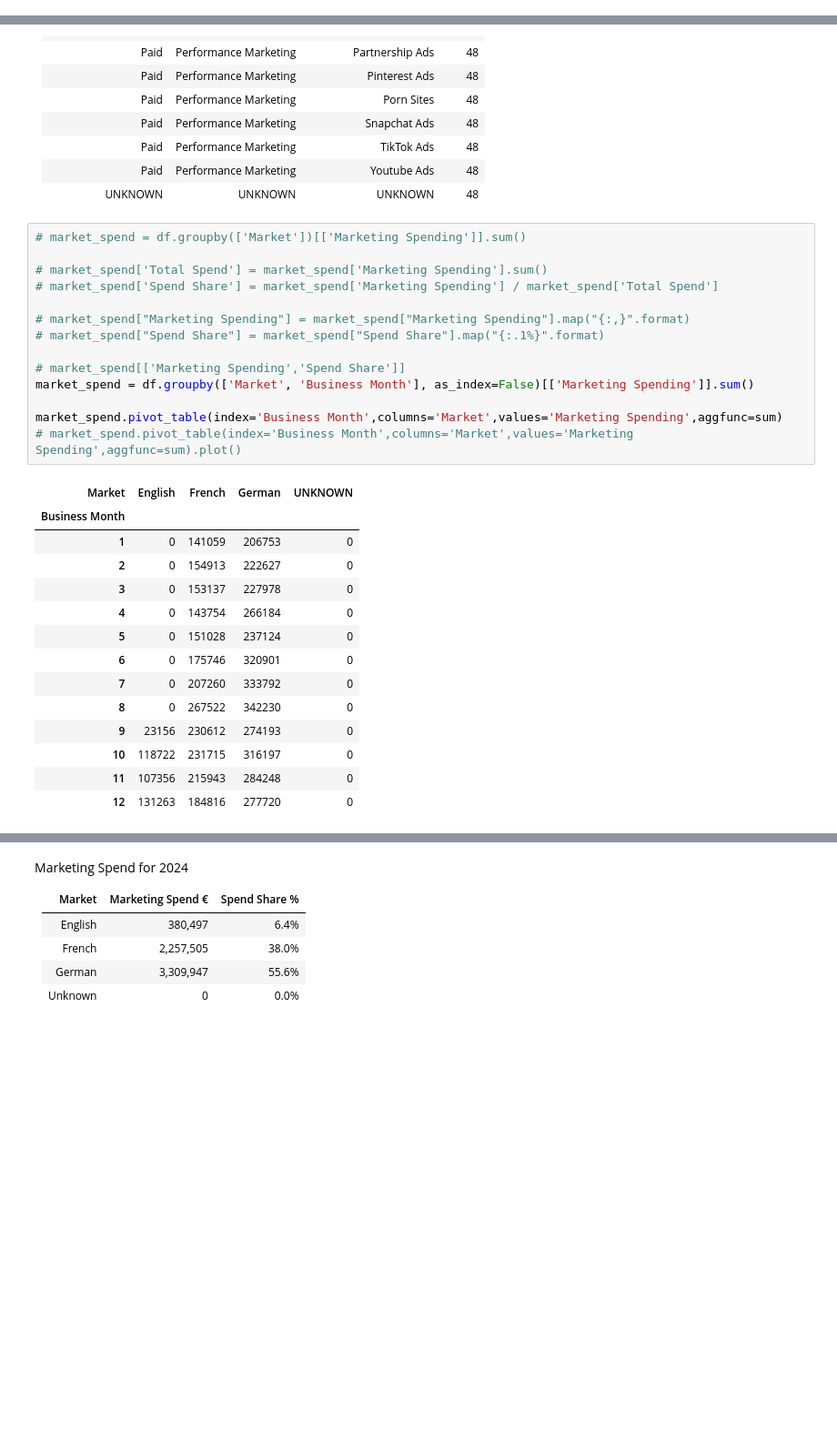
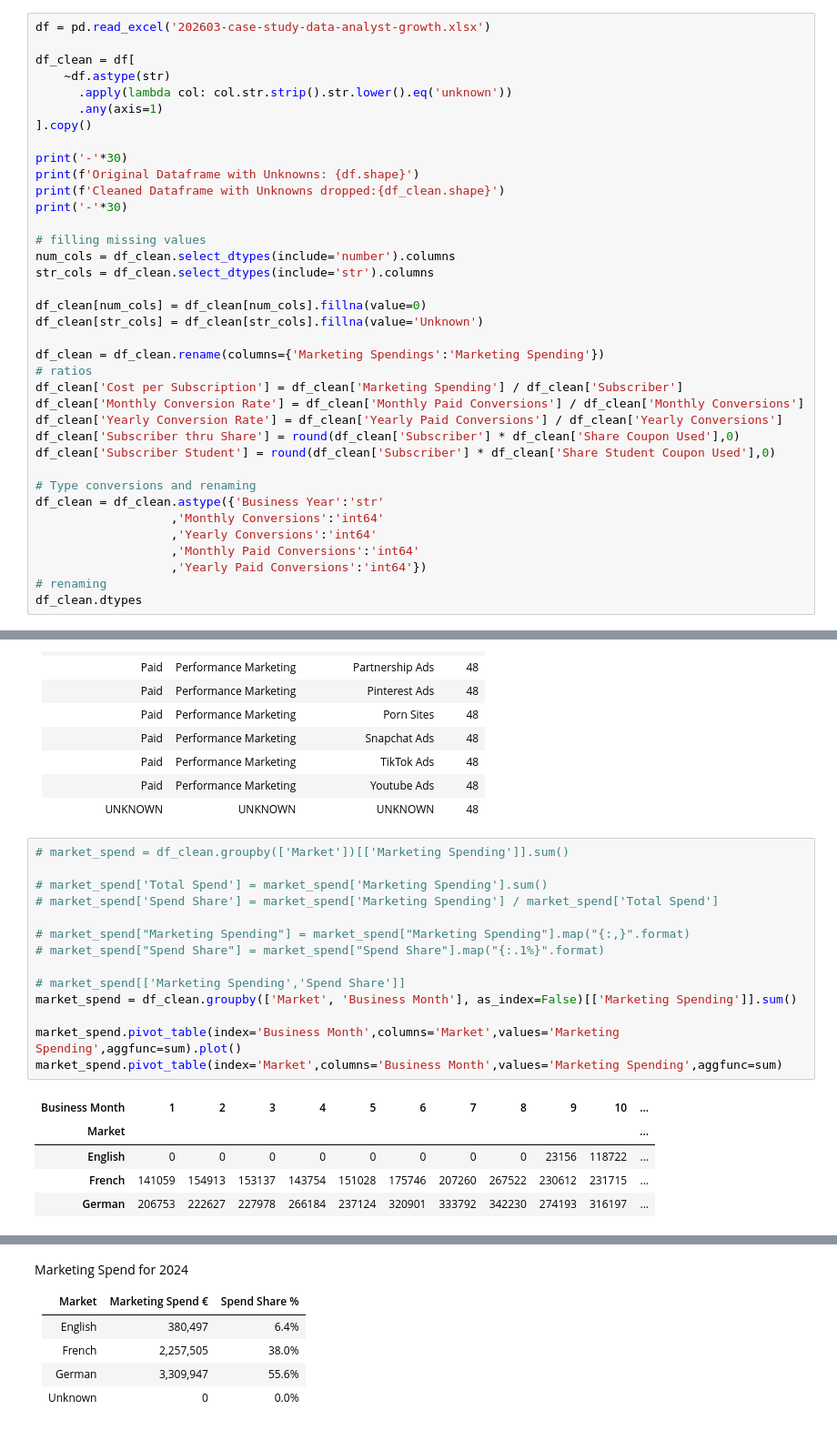
Before and after one commit to slatting24/improved-fiesta, a Jupyter notebook: case_exploration.ipynb, the cells around one changed output, grey strips where cells are left out. Shown at 91% size. Cells and saved outputs as stored; diff of their text form; blank space fills up the shorter version.

Commit message:
committing project files as well as changes to case_exploration

```diff
--- a/case_exploration.ipynb
+++ b/case_exploration.ipynb
@@ -50,0 +15,37 @@ dtype: object
+# %%
+df = pd.read_excel('202603-case-study-data-analyst-growth.xlsx')
+
+df_clean = df[
+    ~df.astype(str)
+      .apply(lambda col: col.str.strip().str.lower().eq('unknown'))
+      .any(axis=1)
+].copy()
+
+print('-'*30)
+print(f'Original Dataframe with Unknowns: {df.shape}')
+print(f'Cleaned Dataframe with Unknowns dropped:{df_clean.shape}')
+print('-'*30)
+
+# filling missing values
+num_cols = df_clean.select_dtypes(include='number').columns
+str_cols = df_clean.select_dtypes(include='str').columns
+
+df_clean[num_cols] = df_clean[num_cols].fillna(value=0)
+df_clean[str_cols] = df_clean[str_cols].fillna(value='Unknown')
+
+df_clean = df_clean.rename(columns={'Marketing Spendings':'Marketing Spending'})
+# ratios
+df_clean['Cost per Subscription'] = df_clean['Marketing Spending'] / df_clean['Subscriber']
+df_clean['Monthly Conversion Rate'] = df_clean['Monthly Paid Conversions'] / df_clean['Monthly Conversions']
+df_clean['Yearly Conversion Rate'] = df_clean['Yearly Paid Conversions'] / df_clean['Yearly Conversions']
+df_clean['Subscriber thru Share'] = round(df_clean['Subscriber'] * df_clean['Share Coupon Used'],0)
+df_clean['Subscriber Student'] = round(df_clean['Subscriber'] * df_clean['Share Student Coupon Used'],0)
+
+# Type conversions and renaming
+df_clean = df_clean.astype({'Business Year':'str'
+                   ,'Monthly Conversions':'int64'
+                   ,'Yearly Conversions':'int64'
+                   ,'Monthly Paid Conversions':'int64'
+                   ,'Yearly Paid Conversions':'int64'})
+# renaming
+df_clean.dtypes
@@ -92,31 +115,22 @@ dtype: object
 | Paid| Performance Marketing| Youtube Ads           | 48                    |
 | UNKNOWN| UNKNOWN| UNKNOWN                          | 48                    |
 # %%
-# market_spend = df.groupby(['Market'])[['Marketing Spending']].sum()
+# market_spend = df_clean.groupby(['Market'])[['Marketing Spending']].sum()
 
 # market_spend['Total Spend'] = market_spend['Marketing Spending'].sum()
 # market_spend['Spend Share'] = market_spend['Marketing Spending'] / market_spend['Total Spend']
 
 # market_spend["Marketing Spending"] = market_spend["Marketing Spending"].map("{:,}".format)
 # market_spend["Spend Share"] = market_spend["Spend Share"].map("{:.1%}".format)
 
 # market_spend[['Marketing Spending','Spend Share']]
-market_spend = df.groupby(['Market', 'Business Month'], as_index=False)[['Marketing Spending']].sum()
+market_spend = df_clean.groupby(['Market', 'Business Month'], as_index=False)[['Marketing Spending']].sum()
 
-market_spend.pivot_table(index='Business Month',columns='Market',values='Marketing Spending',aggfunc=sum)
-# market_spend.pivot_table(index='Business Month',columns='Market',values='Marketing Spending',aggfunc=sum).plot()
+market_spend.pivot_table(index='Business Month',columns='Market',values='Marketing Spending',aggfunc=sum).plot()
+market_spend.pivot_table(index='Market',columns='Business Month',values='Marketing Spending',aggfunc=sum)
 # %% [output]
-| Market | English | French | German | UNKNOWN |
-| Business Month |  |  |  |  |
-| 1 | 0 | 141059 | 206753 | 0 |
-| 2 | 0 | 154913 | 222627 | 0 |
-| 3 | 0 | 153137 | 227978 | 0 |
-| 4 | 0 | 143754 | 266184 | 0 |
-| 5 | 0 | 151028 | 237124 | 0 |
-| 6 | 0 | 175746 | 320901 | 0 |
-| 7 | 0 | 207260 | 333792 | 0 |
-| 8 | 0 | 267522 | 342230 | 0 |
-| 9 | 23156 | 230612 | 274193 | 0 |
-| 10 | 118722 | 231715 | 316197 | 0 |
-| 11 | 107356 | 215943 | 284248 | 0 |
-| 12 | 131263 | 184816 | 277720 | 0 |
+| Business Month | 1 | 2 | 3 | 4 | 5 | 6 | 7 | 8 | 9 | 10 | ... |
+| Market |  |  |  |  |  |  |  |  |  |  | ... |
+| English | 0 | 0 | 0 | 0 | 0 | 0 | 0 | 0 | 23156 | 118722 | ... |
+| French | 141059 | 154913 | 153137 | 143754 | 151028 | 175746 | 207260 | 267522 | 230612 | 231715 | ... |
+| German | 206753 | 222627 | 227978 | 266184 | 237124 | 320901 | 333792 | 342230 | 274193 | 316197 | ... |
```
Also changed, not shown: parts of 63 cells of this notebook, 4 other files.
